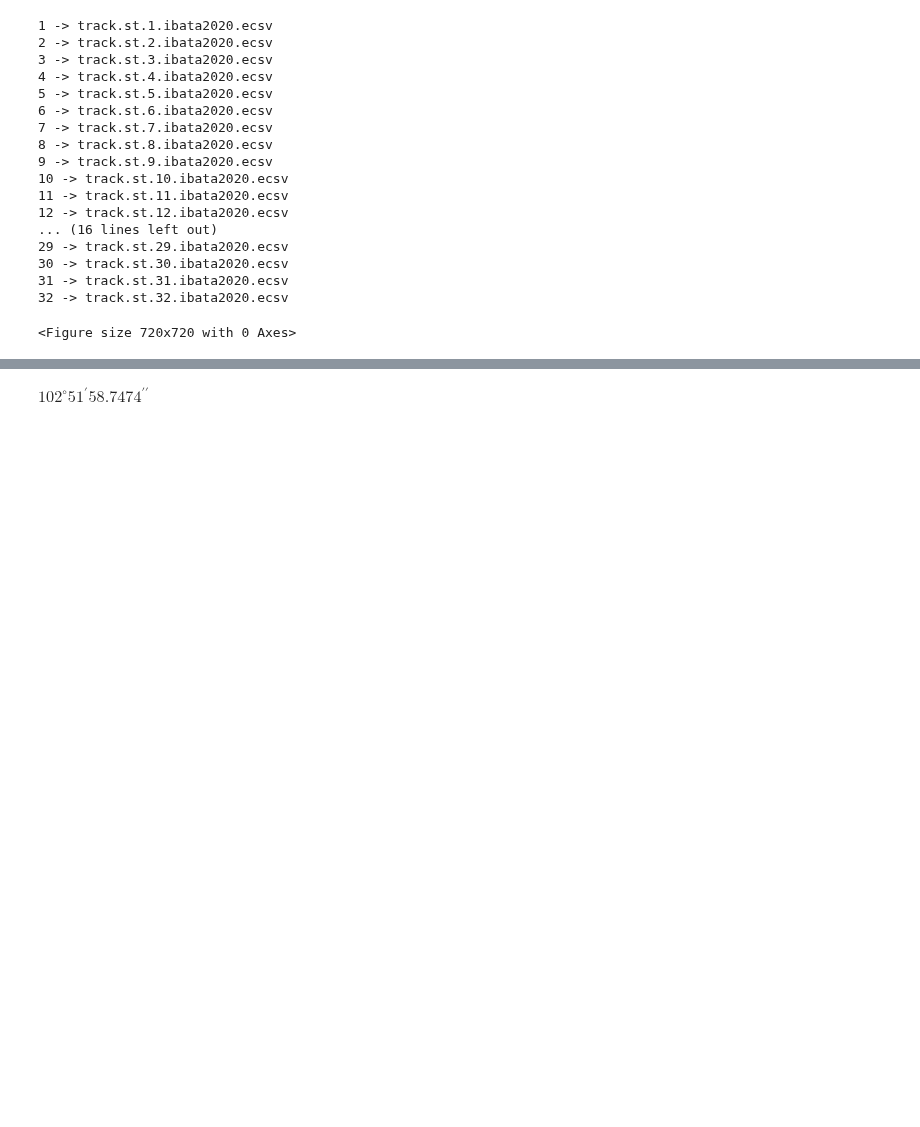
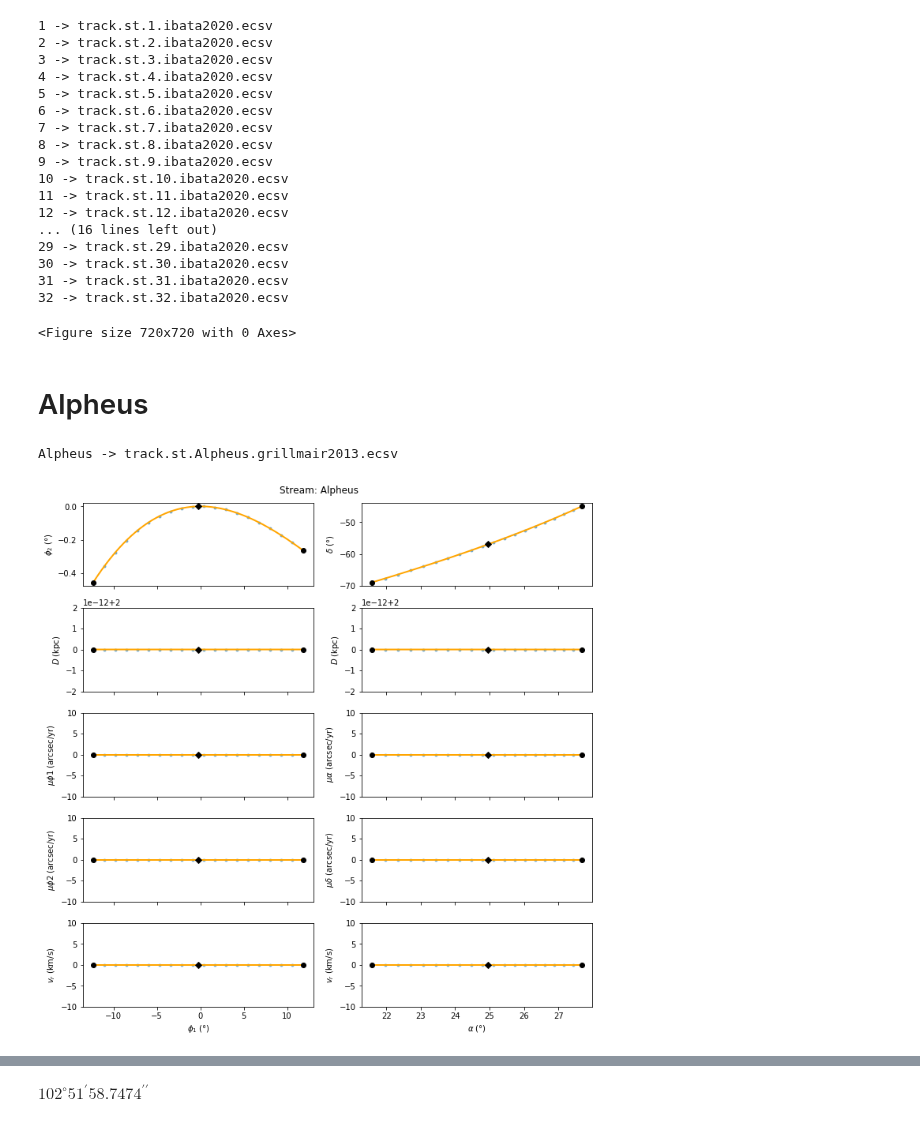
Before and after one commit to cmateu/galstreams, a Jupyter notebook: galstreams/tracks/standardized_tracks.ipynb, the cells around one changed output, grey strips where cells are left out. Saved outputs shown, nothing was run; the diff lists cells and outputs as text; code cells hidden in the pictures; blank space fills up the shorter version.

```diff
--- a/galstreams/tracks/standardized_tracks.ipynb
+++ b/galstreams/tracks/standardized_tracks.ipynb
@@ -77,10 +77,12 @@ def get_track_from_points(sc, N=200, deg=3):
     phi2_fit = np.poly1d(np.polyfit(scp.phi1.deg,scp.phi2.value, deg=deg))
     phi2_track = phi2_fit(phi1s.deg)*scp.phi2.unit
     phi2_end = phi2_track[[0,-1]]
-    phi2_mid = phi2_fit([0.,])*scp.phi2.unit
+    mean_phi1 = np.mean(phi1_end_points)
+    phi2_mid = phi2_fit([mean_phi1.value,])*scp.phi2.unit
 
+    #In general phi1=0 in the initiall guess frame is no necesarily contained between the end points
 
-    mid_dict = dict(frame=new_fr, phi1=0.*u.deg, phi2=phi2_mid)
+    mid_dict = dict(frame=new_fr, phi1=mean_phi1, phi2=phi2_mid)
     end_dict = dict(frame=new_fr, phi1= phi1_end_points, phi2=phi2_end)
     track_dict = dict(frame=new_fr, phi1 = phi1s, phi2 = phi2_track)
     fits = dict(phi2=phi2_fit)
@@ -89,7 +91,7 @@ def get_track_from_points(sc, N=200, deg=3):
         if att=="distance" or 's' in scp.data.differentials:  #i.e. if obj contains velocity data
             att_fit = np.poly1d(np.polyfit(scp.phi1.deg, getattr(scp,att).value, deg=deg))  #polynomial fit obj
             track_dict[att] = att_fit(phi1s.deg)*getattr(scp,att).unit   #eval track-fit to get track for current attr
-            mid_dict[att] = att_fit([0.,])*getattr(scp,att).unit
+            mid_dict[att] = att_fit([mean_phi1.value,])*getattr(scp,att).unit
             end_dict[att] = att_fit(phi1_end_points.deg)*getattr(scp,att).unit
         else:
             fits[att] = None
@@ -627,3 +518,34 @@ for i in np.unique(ib.stream)[:]:
 31 -> track.st.31.ibata2020.ecsv
 32 -> track.st.32.ibata2020.ecsv
 <Figure size 720x720 with 0 Axes>
+# %% [markdown]
+Alpheus
+========
+# %%
+#Alpheus
+dec=np.linspace(-69.,-45.,20)
+ra = 32.116-0.00256*dec-0.00225*(dec**2)  #from Grillmair 2013
+D = 2.*np.ones(ra.size)
+zeros=np.zeros(ra.size)
+Ref = "grillmair2013"
+Name,ShortName= "Alpheus","Alp"
+
+obs = ac.SkyCoord(ra=ra*u.deg, dec=dec*u.deg, distance=D*u.kpc, frame='icrs',
+                 pm_ra_cosdec=zeros*u.arcsec/u.yr, pm_dec=zeros*u.arcsec/u.yr)
+
+track, track_width, track_end_points, track_mid_point, mid_pole, stream_fr, track_fits = get_track_from_points(obs)
+
+#Print track out
+ofileroot = f"track.st.{Name}.{Ref}"
+print(f"{Name} -> {ofileroot}.ecsv")
+save_track_ecsv(f"{ofileroot}.ecsv",track)
+
+#Save track summary - one line per stream. Yes, I prefer this. That way each stream's summary can be independently updated.
+ofilesn = f"{ofileroot}.summary.ecsv"
+save_summary_ecsv(ofilesn, track_end_points, track_mid_point, mid_pole, StreamName=Name, StreamShortName=ShortName )
+
+#While we're at it. Make plot and save
+stream_plot(obs, track, track_end_points, track_mid_point, stream_fr, saveplot=True, plotfilen=ofileroot+".png",  clf=False, StreamName=Name)
+# %% [output]
+Alpheus -> track.st.Alpheus.grillmair2013.ecsv
+[figure, added]
```
Also changed, not shown: parts of 14 cells of this notebook, 1 other file.
